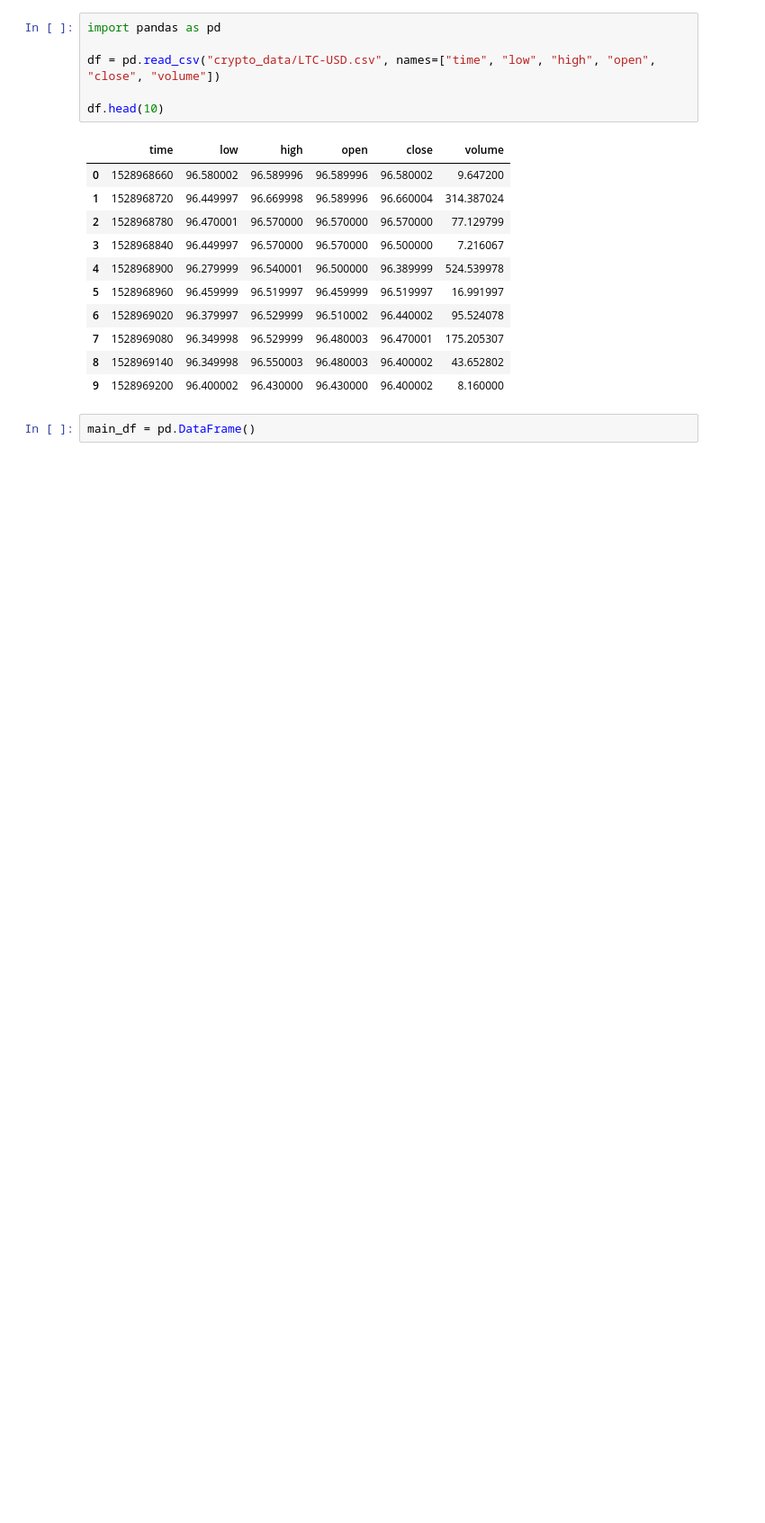
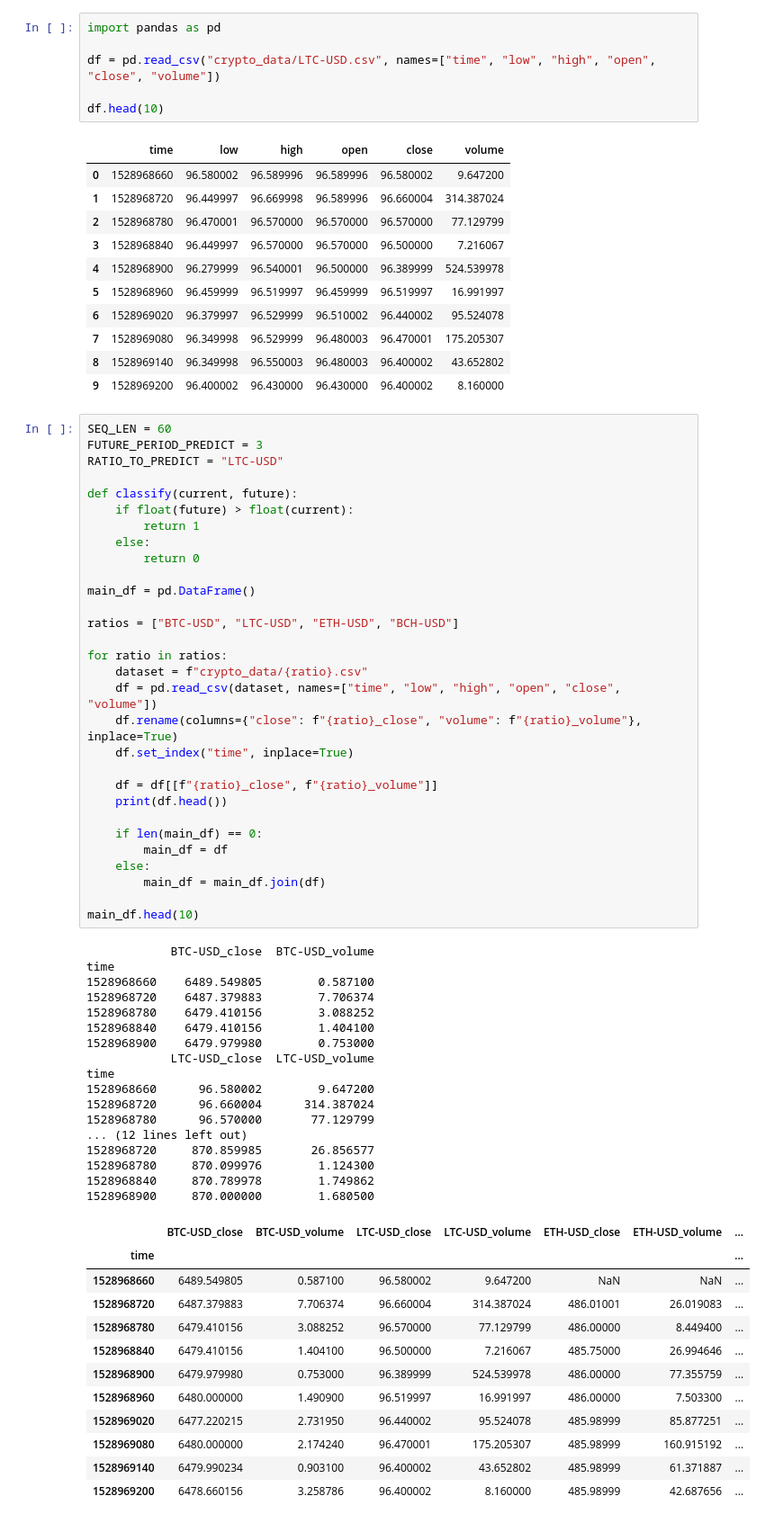
Before and after one commit to ThimaliK/Deep-Learning-with-Python, a Jupyter notebook: CryptocurrencyPrediction.ipynb, the cells around one changed output. Shown: that part at 90% size. Saved outputs shown, nothing was run; the diff lists cells and outputs as text; blank space fills up the shorter version.

```diff
--- a/CryptocurrencyPrediction.ipynb
+++ b/CryptocurrencyPrediction.ipynb
@@ -16,5 +16,63 @@ df.head(10)
 | 7 | 1528969080 | 96.349998 | 96.529999 | 96.480003 | 96.470001 | 175.205307 |
 | 8 | 1528969140 | 96.349998 | 96.550003 | 96.480003 | 96.400002 | 43.652802 |
 | 9 | 1528969200 | 96.400002 | 96.430000 | 96.430000 | 96.400002 | 8.160000 |
-# %%
-main_df = pd.DataFrame()
+# %%
+SEQ_LEN = 60
+FUTURE_PERIOD_PREDICT = 3
+RATIO_TO_PREDICT = "LTC-USD"
+
+def classify(current, future):
+    if float(future) > float(current):
+        return 1
+    else:
+        return 0
+
+main_df = pd.DataFrame()
+
+ratios = ["BTC-USD", "LTC-USD", "ETH-USD", "BCH-USD"]
+
+for ratio in ratios:
+    dataset = f"crypto_data/{ratio}.csv"
+    df = pd.read_csv(dataset, names=["time", "low", "high", "open", "close", "volume"])
+    df.rename(columns={"close": f"{ratio}_close", "volume": f"{ratio}_volume"}, inplace=True)
+    df.set_index("time", inplace=True)
+
+    df = df[[f"{ratio}_close", f"{ratio}_volume"]]
+    print(df.head())
+
+    if len(main_df) == 0:
+        main_df = df
+    else:
+        main_df = main_df.join(df)
+
+main_df.head(10)
+# %% [output]
+            BTC-USD_close  BTC-USD_volume
+time
+1528968660    6489.549805        0.587100
+1528968720    6487.379883        7.706374
+1528968780    6479.410156        3.088252
+1528968840    6479.410156        1.404100
+1528968900    6479.979980        0.753000
+            LTC-USD_close  LTC-USD_volume
+time
+1528968660      96.580002        9.647200
+1528968720      96.660004      314.387024
+1528968780      96.570000       77.129799
+... (12 lines left out)
+1528968720     870.859985       26.856577
+1528968780     870.099976        1.124300
+1528968840     870.789978        1.749862
+1528968900     870.000000        1.680500
+|  | BTC-USD_close | BTC-USD_volume | LTC-USD_close | LTC-USD_volume | ETH-USD_close | ETH-USD_volume | ... |
+| time |  |  |  |  |  |  | ... |
+| 1528968660 | 6489.549805 | 0.587100 | 96.580002 | 9.647200 | NaN | NaN | ... |
+| 1528968720 | 6487.379883 | 7.706374 | 96.660004 | 314.387024 | 486.01001 | 26.019083 | ... |
+| 1528968780 | 6479.410156 | 3.088252 | 96.570000 | 77.129799 | 486.00000 | 8.449400 | ... |
+| 1528968840 | 6479.410156 | 1.404100 | 96.500000 | 7.216067 | 485.75000 | 26.994646 | ... |
+| 1528968900 | 6479.979980 | 0.753000 | 96.389999 | 524.539978 | 486.00000 | 77.355759 | ... |
+| 1528968960 | 6480.000000 | 1.490900 | 96.519997 | 16.991997 | 486.00000 | 7.503300 | ... |
+| 1528969020 | 6477.220215 | 2.731950 | 96.440002 | 95.524078 | 485.98999 | 85.877251 | ... |
+| 1528969080 | 6480.000000 | 2.174240 | 96.470001 | 175.205307 | 485.98999 | 160.915192 | ... |
+| 1528969140 | 6479.990234 | 0.903100 | 96.400002 | 43.652802 | 485.98999 | 61.371887 | ... |
+| 1528969200 | 6478.660156 | 3.258786 | 96.400002 | 8.160000 | 485.98999 | 42.687656 | ... |
```
Also changed, not shown: parts of 3 cells of this notebook, 1 other file.
